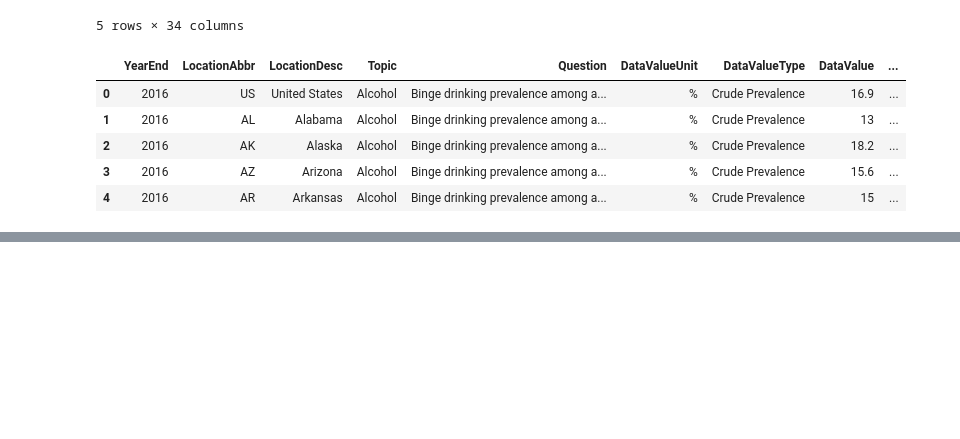
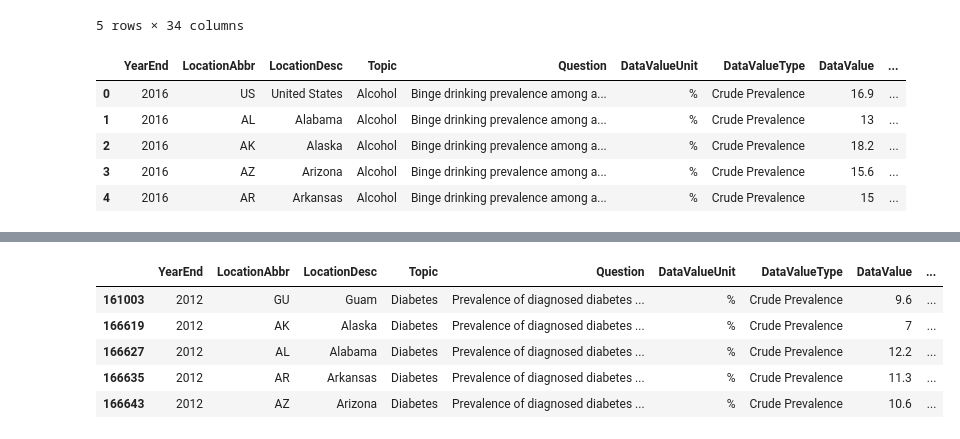
Before and after one commit to rochiecuevas/diabetes, a Jupyter notebook: Clean_Chronic_Disease_indicators.ipynb, the cells around one changed output, grey strips where cells are left out. Cells and saved outputs as stored; diff of their text form; code cells hidden in the pictures; blank space fills up the shorter version.

```diff
--- a/Clean_Chronic_Disease_indicators.ipynb
+++ b/Clean_Chronic_Disease_indicators.ipynb
@@ -64,0 +81,13 @@ clean_df2.head()
+# %%
+# Choose data with Question as "Prevalence of diagnosed diabetes among adults aged >= 18 years"
+chronic_df6 = chronic_df5[chronic_df5["Question"] == "Prevalence of diagnosed diabetes \
+among adults aged >= 18 years"]
+
+chronic_df6.head()
+# %% [output]
+|  | YearEnd | LocationAbbr | LocationDesc | Topic | Question | DataValueUnit | DataValueType | DataValue | ... |
+| 161003 | 2012 | GU | Guam | Diabetes | Prevalence of diagnosed diabetes ... | % | Crude Prevalence | 9.6 | ... |
+| 166619 | 2012 | AK | Alaska | Diabetes | Prevalence of diagnosed diabetes ... | % | Crude Prevalence | 7 | ... |
+| 166627 | 2012 | AL | Alabama | Diabetes | Prevalence of diagnosed diabetes ... | % | Crude Prevalence | 12.2 | ... |
+| 166635 | 2012 | AR | Arkansas | Diabetes | Prevalence of diagnosed diabetes ... | % | Crude Prevalence | 11.3 | ... |
+| 166643 | 2012 | AZ | Arizona | Diabetes | Prevalence of diagnosed diabetes ... | % | Crude Prevalence | 10.6 | ... |
```
Also changed, not shown: parts of 6 cells of this notebook.
